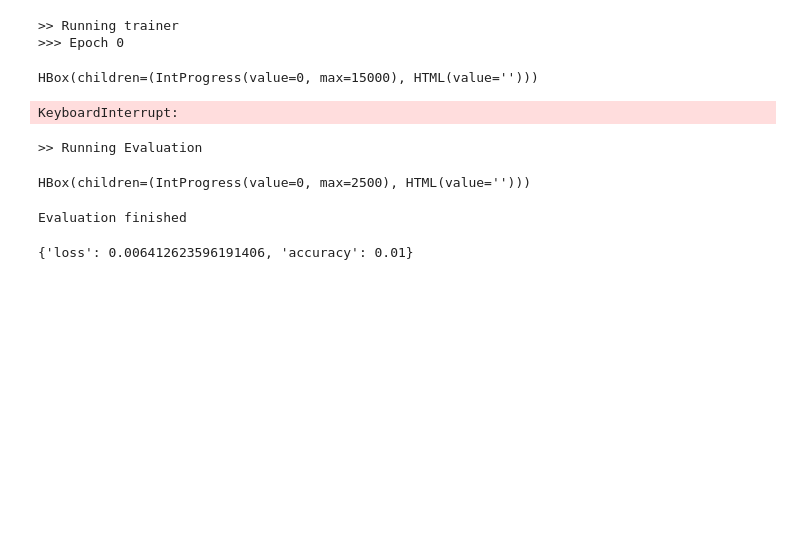
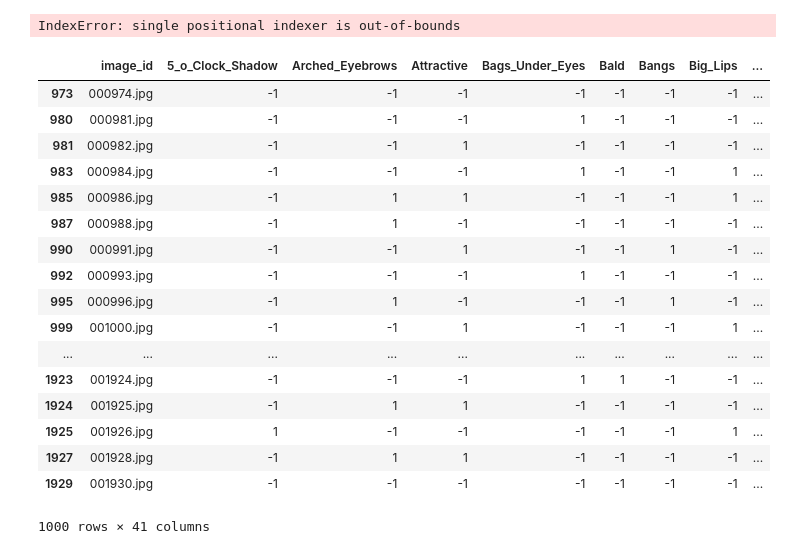
Before and after one commit to AChepurnoi/cnn-interpretability, a Jupyter notebook: Sandbox.ipynb, the cells around one changed output. Saved outputs shown, nothing was run; the diff lists cells and outputs as text; code cells hidden in the pictures; blank space fills up the shorter version.

Commit message:
CelebaDataLoader and refactored code

```diff
--- a/Sandbox.ipynb
+++ b/Sandbox.ipynb
@@ -115,14 +12,0 @@ evaluation = Evaluation(net, config)
-# %%
-trainer.run(train_loader)
-# %% [output]
->> Running trainer
->>> Epoch 0
-HBox(children=(IntProgress(value=0, max=15000), HTML(value='')))
-KeyboardInterrupt:
-# %%
-evaluation.run(test_loader)
-# %% [output]
->> Running Evaluation
-HBox(children=(IntProgress(value=0, max=2500), HTML(value='')))
-Evaluation finished
-{'loss': 0.006412623596191406, 'accuracy': 0.01}
@@ -128,0 +18,27 @@ Evaluation finished
+# %%
+data = pd.read_csv("celeba/list_attr_celeba.csv")
+# %%
+data[data['Smiling'] == -1].iloc[5:15].image_id.iloc[10]
+# %% [output]
+IndexError: single positional indexer is out-of-bounds
+# %%
+pd.concat([data[data['Smiling'] == 1].iloc[500:1000],data[data['Smiling'] == -1].iloc[500:1000]])
+# %% [output]
+|  | image_id | 5_o_Clock_Shadow | Arched_Eyebrows | Attractive | Bags_Under_Eyes | Bald | Bangs | Big_Lips | ... |
+| 973 | 000974.jpg | -1 | -1 | -1 | -1 | -1 | -1 | -1 | ... |
+| 980 | 000981.jpg | -1 | -1 | -1 | 1 | -1 | -1 | -1 | ... |
+| 981 | 000982.jpg | -1 | -1 | 1 | -1 | -1 | -1 | -1 | ... |
+| 983 | 000984.jpg | -1 | -1 | -1 | 1 | -1 | -1 | 1 | ... |
+| 985 | 000986.jpg | -1 | 1 | 1 | -1 | -1 | -1 | 1 | ... |
+| 987 | 000988.jpg | -1 | 1 | -1 | -1 | -1 | -1 | -1 | ... |
+| 990 | 000991.jpg | -1 | -1 | 1 | -1 | -1 | 1 | -1 | ... |
+| 992 | 000993.jpg | -1 | -1 | -1 | 1 | -1 | -1 | -1 | ... |
+| 995 | 000996.jpg | -1 | 1 | -1 | -1 | -1 | 1 | -1 | ... |
+| 999 | 001000.jpg | -1 | -1 | 1 | -1 | -1 | -1 | 1 | ... |
+| ... | ... | ... | ... | ... | ... | ... | ... | ... | ... |
+| 1923 | 001924.jpg | -1 | -1 | -1 | 1 | 1 | -1 | -1 | ... |
+| 1924 | 001925.jpg | -1 | 1 | 1 | -1 | -1 | -1 | -1 | ... |
+| 1925 | 001926.jpg | 1 | -1 | -1 | -1 | -1 | -1 | 1 | ... |
+| 1927 | 001928.jpg | -1 | 1 | 1 | -1 | -1 | -1 | -1 | ... |
+| 1929 | 001930.jpg | -1 | -1 | -1 | -1 | -1 | -1 | -1 | ... |
+1000 rows × 41 columns
```
Also changed, not shown: parts of 14 cells of this notebook, 6 other files.
